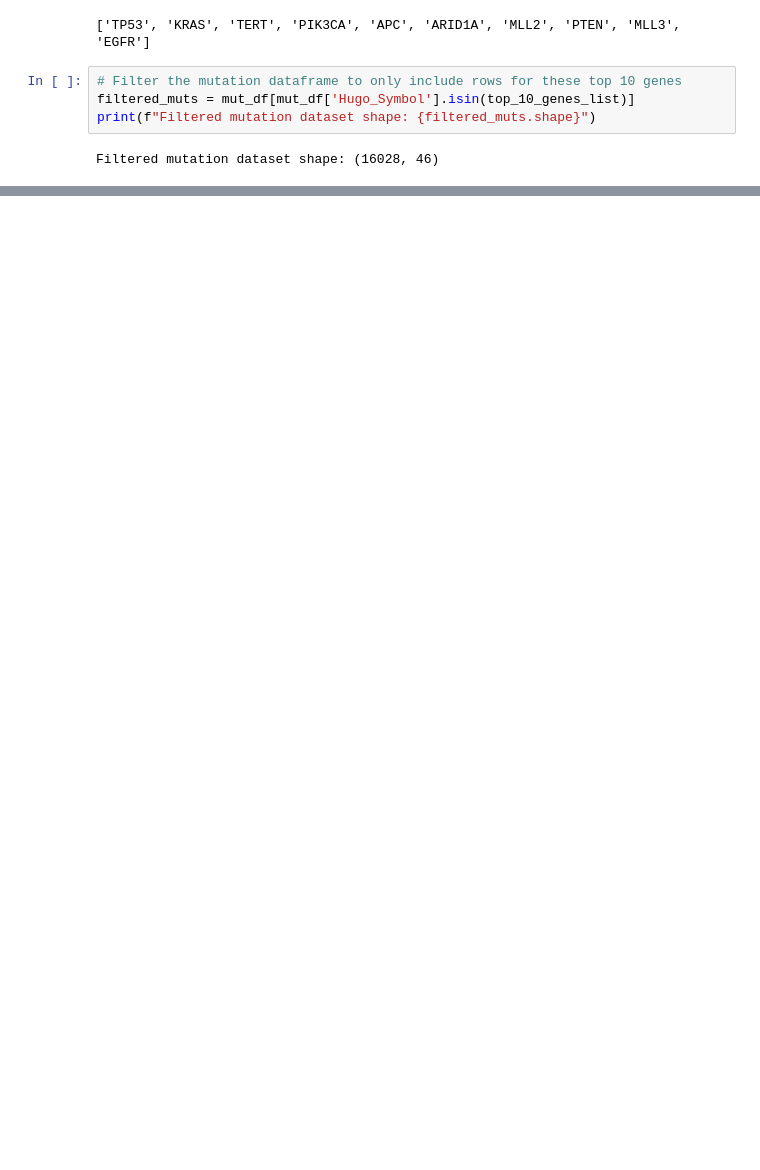
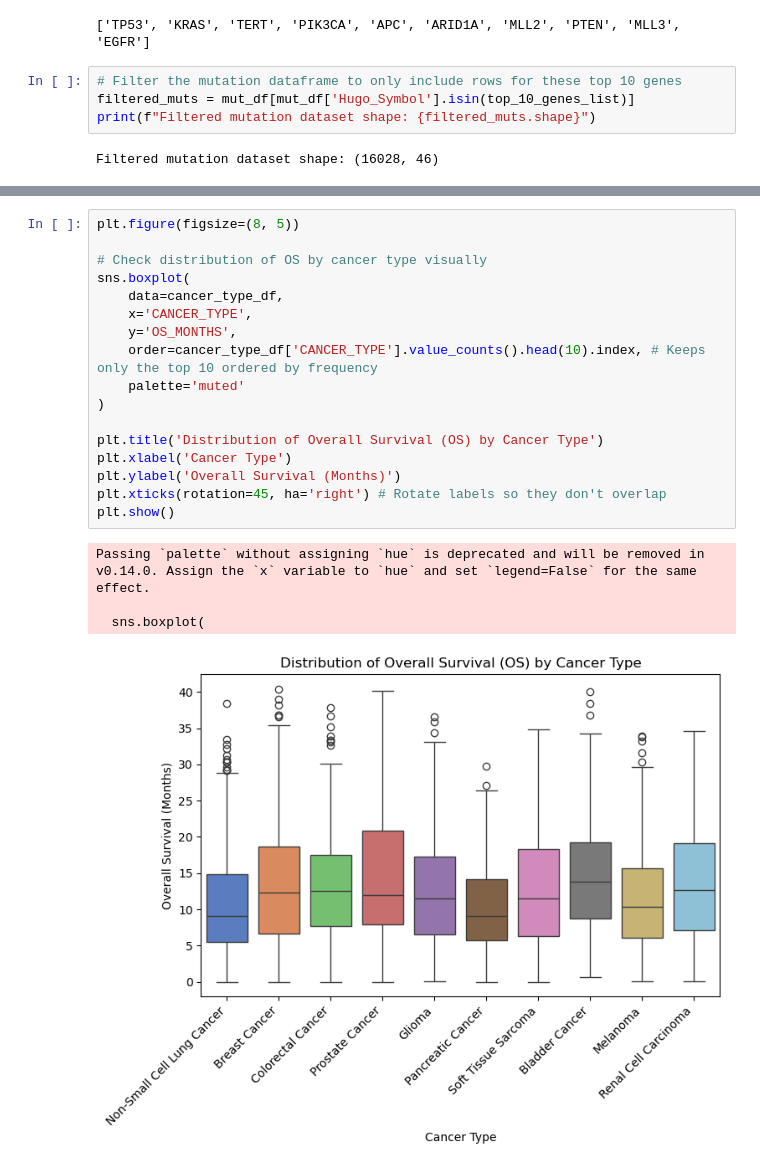
Before and after one commit to lindseyzh2/ehr-clinical-risk-model, a Jupyter notebook: eda.ipynb, the cells around one changed output, grey strips where cells are left out. Saved outputs shown, nothing was run; the diff lists cells and outputs as text; blank space fills up the shorter version.

```diff
--- a/eda.ipynb
+++ b/eda.ipynb
@@ -109,0 +162,22 @@ Final merged dataset shape: (10945, 33)
+# %%
+plt.figure(figsize=(8, 5))
+
+# Check distribution of OS by cancer type visually
+sns.boxplot(
+    data=cancer_type_df,
+    x='CANCER_TYPE',
+    y='OS_MONTHS',
+    order=cancer_type_df['CANCER_TYPE'].value_counts().head(10).index, # Keeps only the top 10 ordered by frequency
+    palette='muted'
+)
+
+plt.title('Distribution of Overall Survival (OS) by Cancer Type')
+plt.xlabel('Cancer Type')
+plt.ylabel('Overall Survival (Months)')
+plt.xticks(rotation=45, ha='right') # Rotate labels so they don't overlap
+plt.show()
+# %% [output]
+Passing `palette` without assigning `hue` is deprecated and will be removed in v0.14.0. Assign the `x` variable to `hue` and set `legend=False` for the same effect.
+
+  sns.boxplot(
+[figure, added]
```
Also changed, not shown: parts of 9 cells of this notebook, 1 other file.
